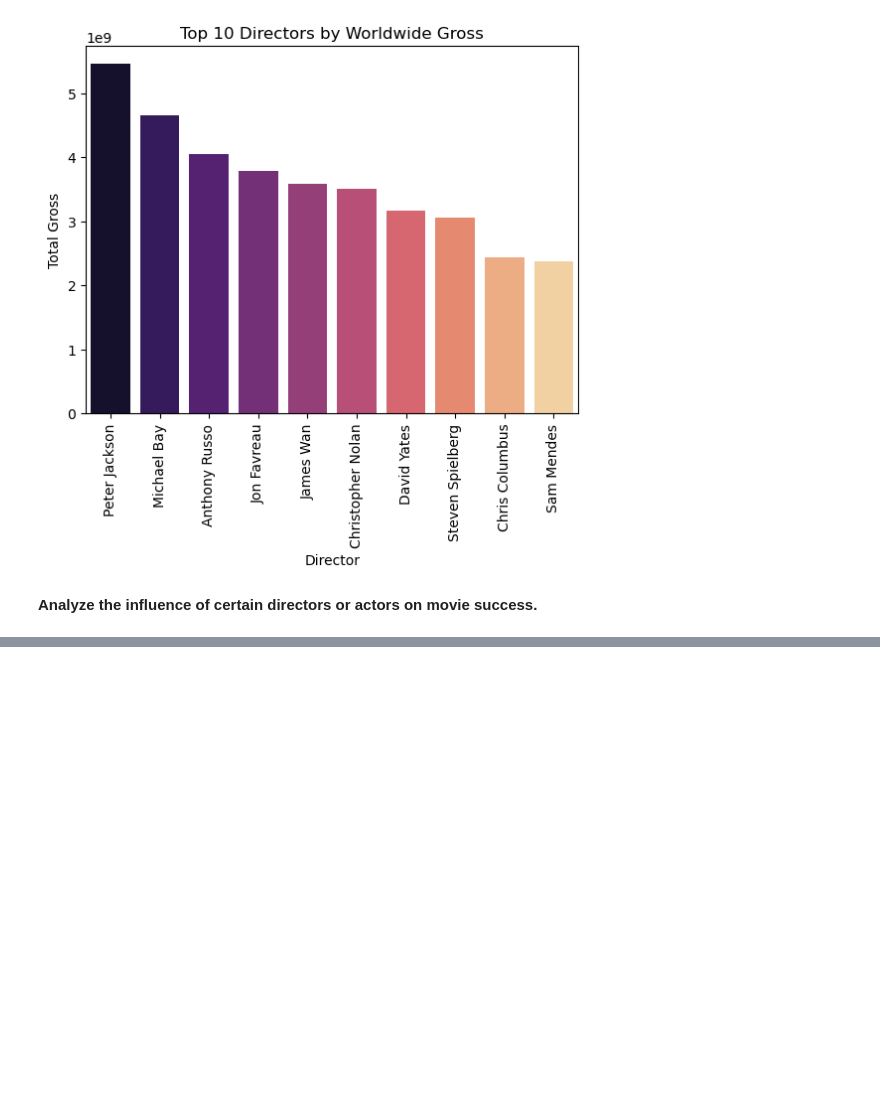
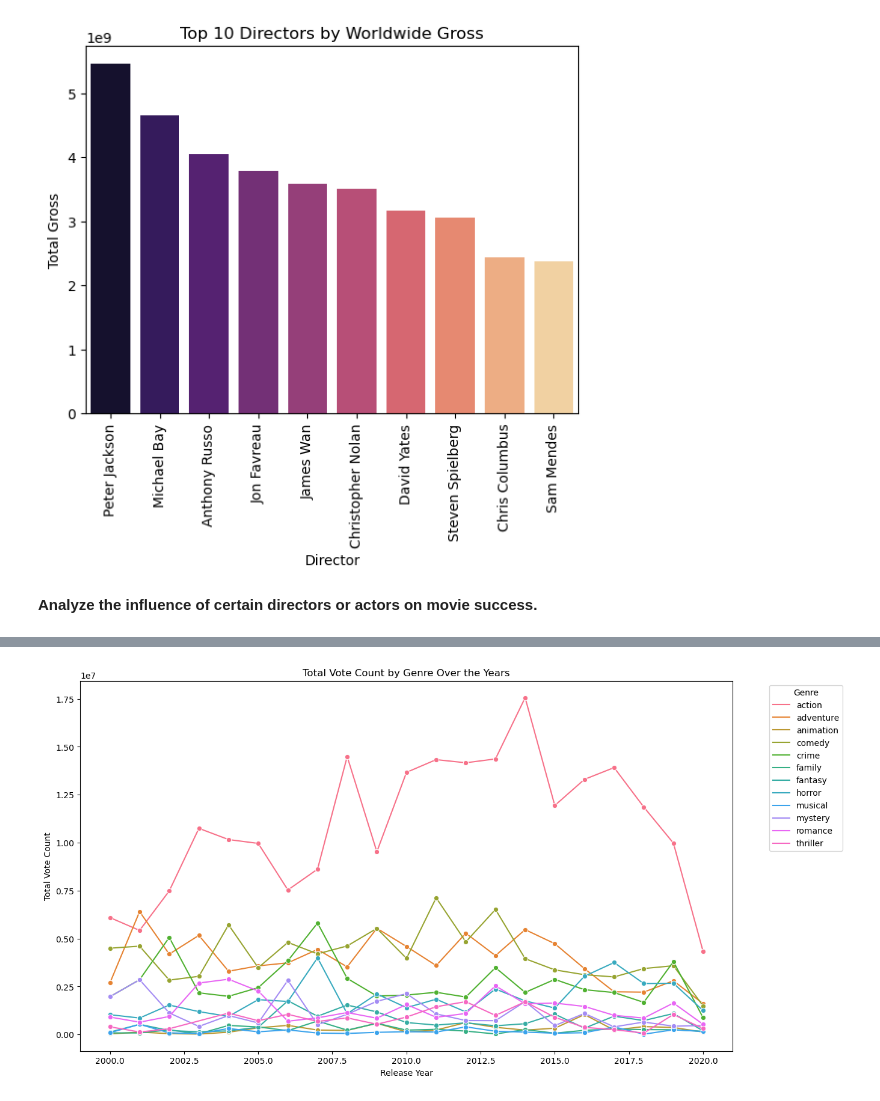
Before and after one commit to sakunithilakarathne/eda_on_top_global_movies, a Jupyter notebook: scripts/data_visualization.ipynb, the cells around one changed output, grey strips where cells are left out. Drawn from its saved outputs; the diff is of its cells as text; code cells hidden in the pictures; blank space fills up the shorter version.

```diff
--- a/scripts/data_visualization.ipynb
+++ b/scripts/data_visualization.ipynb
@@ -392,0 +424,10 @@ We have already identified the top directors and actors, using that their influe
+# %%
+plt.figure(figsize=(14, 8))
+sns.lineplot(data=genre_vote_counts, x='release_year', y='vote_count', hue='genre', marker='o')
+plt.title('Total Vote Count by Genre Over the Years')
+plt.xlabel('Release Year')
+plt.ylabel('Total Vote Count')
+plt.legend(title='Genre', bbox_to_anchor=(1.05, 1), loc='upper left')
+plt.show()
+# %% [output]
+[figure, added]
```
Also changed, not shown: parts of 14 cells of this notebook, 2 other files.
